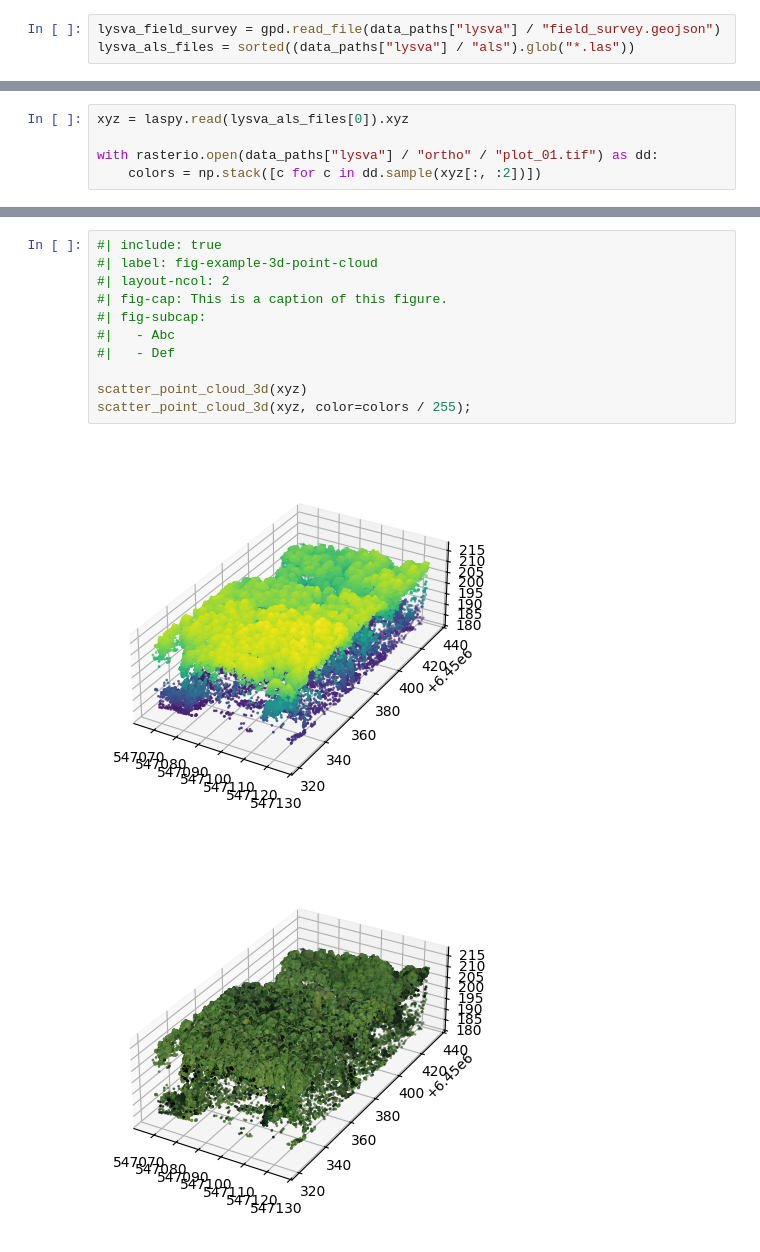
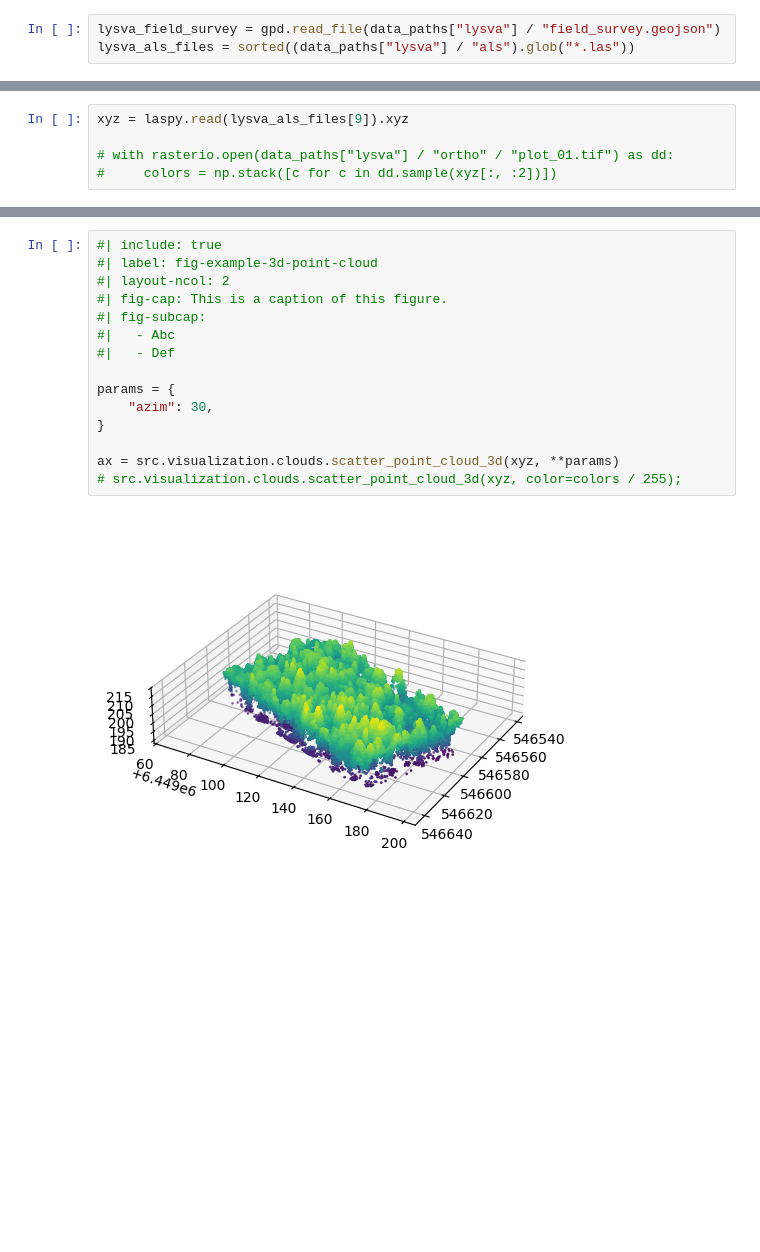
Before and after one commit to iod-ine/thesis, a Jupyter notebook: chapters/03a_datasets.ipynb, the cells around one changed output, grey strips where cells are left out. Drawn from its saved outputs; the diff is of its cells as text; blank space fills up the shorter version.

```diff
--- a/chapters/03a_datasets.ipynb
+++ b/chapters/03a_datasets.ipynb
@@ -33,5 +41,5 @@ display(HTML(lysva_field_survey.sample(5).to_html(index=False)))
 # %%
-xyz = laspy.read(lysva_als_files[0]).xyz
+xyz = laspy.read(lysva_als_files[9]).xyz
 
-with rasterio.open(data_paths["lysva"] / "ortho" / "plot_01.tif") as dd:
-    colors = np.stack([c for c in dd.sample(xyz[:, :2])])
+# with rasterio.open(data_paths["lysva"] / "ortho" / "plot_01.tif") as dd:
+#     colors = np.stack([c for c in dd.sample(xyz[:, :2])])
@@ -46,14 +46,17 @@ def scatter_point_cloud_3d(xyz: np.ndarray, *, color=None, figsize=None) -> plt.
 # %%
 #| include: true
 #| label: fig-example-3d-point-cloud
 #| layout-ncol: 2
 #| fig-cap: This is a caption of this figure.
 #| fig-subcap:
 #|   - Abc
 #|   - Def
 
-scatter_point_cloud_3d(xyz)
-scatter_point_cloud_3d(xyz, color=colors / 255);
+params = {
+    "azim": 30,
+}
+
+ax = src.visualization.clouds.scatter_point_cloud_3d(xyz, **params)
+# src.visualization.clouds.scatter_point_cloud_3d(xyz, color=colors / 255);
 # %% [output]
-[figure, old version]
+[figure, new version]
-[figure, removed]
```
Also changed, not shown: parts of 6 cells of this notebook.
